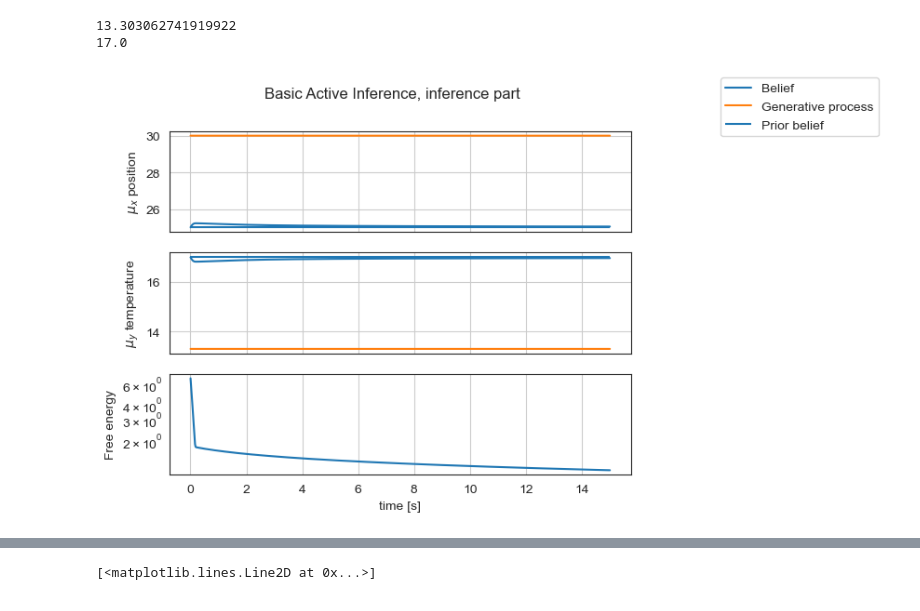
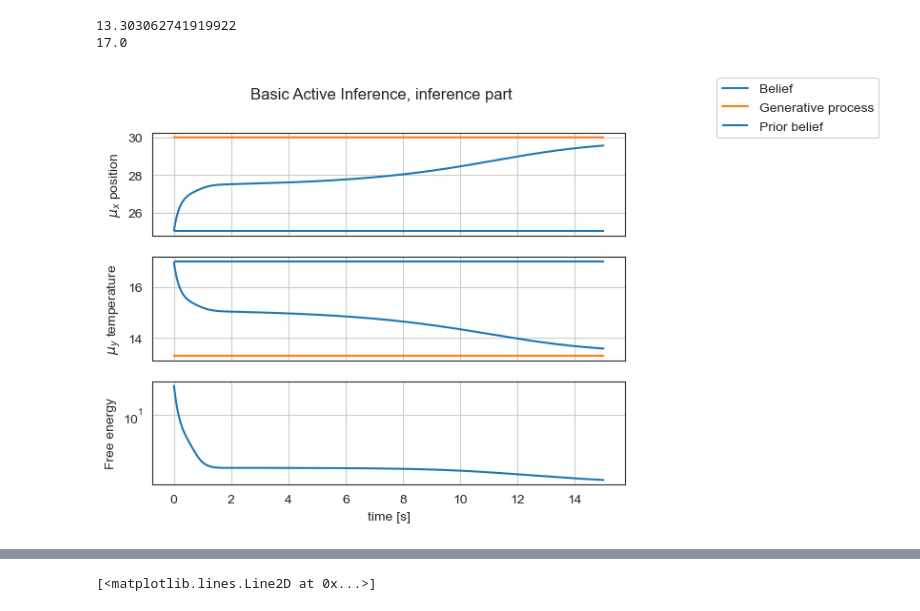
Before and after one commit to sebastiaan116/Affective-Active-Inference, a Jupyter notebook: Hydar1.ipynb, the cells around one changed output, grey strips where cells are left out. Saved outputs shown, nothing was run; the diff lists cells and outputs as text; code cells hidden in the pictures.

```diff
--- a/Hydar1.ipynb
+++ b/Hydar1.ipynb
@@ -168,32 +182,32 @@ def simulation (v, mu_v, Sigma_w, Sigma_z, noise, a_mu):
     tsim = time.time() - ssim
     #print('Simulation time: ' + "%.2f" % tsim + ' sec' )
 
     return F, mu_x, mu_y, x, y, vSigma_w, vSigma_z
 
 # Test case
 
 v = 30 # actual depth Hydar
 mu_v = 25 # Hydars belief of the depth
-F1, mu_x1, mu_y1, x1, y1, vSigma_w, vSigma_z = simulation(v,mu_v,1,1,'no noise',1) # prior and observation balanced, both variance of 1
+F1, mu_x1, mu_y1, x1, y1, vSigma_w, vSigma_z = simulation(v,mu_v,1,0.301,'no noise',1) # prior and observation balanced, both variance of 1
 
 
 # Plot results:
 fig, axes = plt.subplots(3, 1, sharex='col');
 fig.suptitle('Basic Active Inference, inference part');
 axes[0].plot(t[1:],mu_x1[1:],label='Belief');
 axes[0].plot(t[1:],x1[1:],label='Generative process');
 axes[0].hlines(mu_v, 0,T, label='Prior belief')
 axes[0].set_ylabel('$\mu_x$ position');
 fig.legend(bbox_to_anchor=(1.05, 1), loc='upper left', borderaxespad=0.)
 axes[0].grid(1);
 axes[1].plot(t[1:],mu_y1[1:],label='Belief');
 axes[1].plot(t[1:],y1[1:],label='Generative process');
 axes[1].hlines(g_gp(mu_v,0), 0,T, label='Prior belief')
 axes[1].set_ylabel('$\mu_y$ temperature');
 axes[1].grid(1);
 axes[2].semilogy(t[1:],F1[1:],label='Belief');
 axes[2].set_xlabel('time [s]');
 axes[2].set_ylabel('Free energy');
 axes[2].grid(1);
 # %% [output]
-[figure, old version]
+[figure, new version]
```
Also changed, not shown: parts of 7 cells of this notebook.
